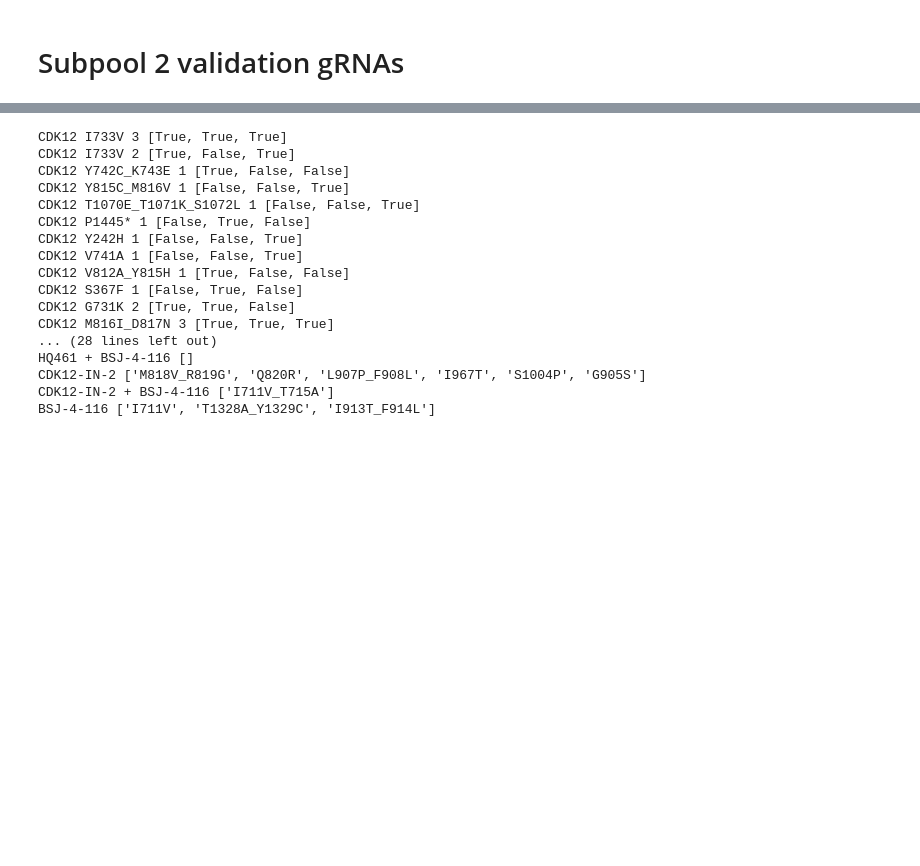
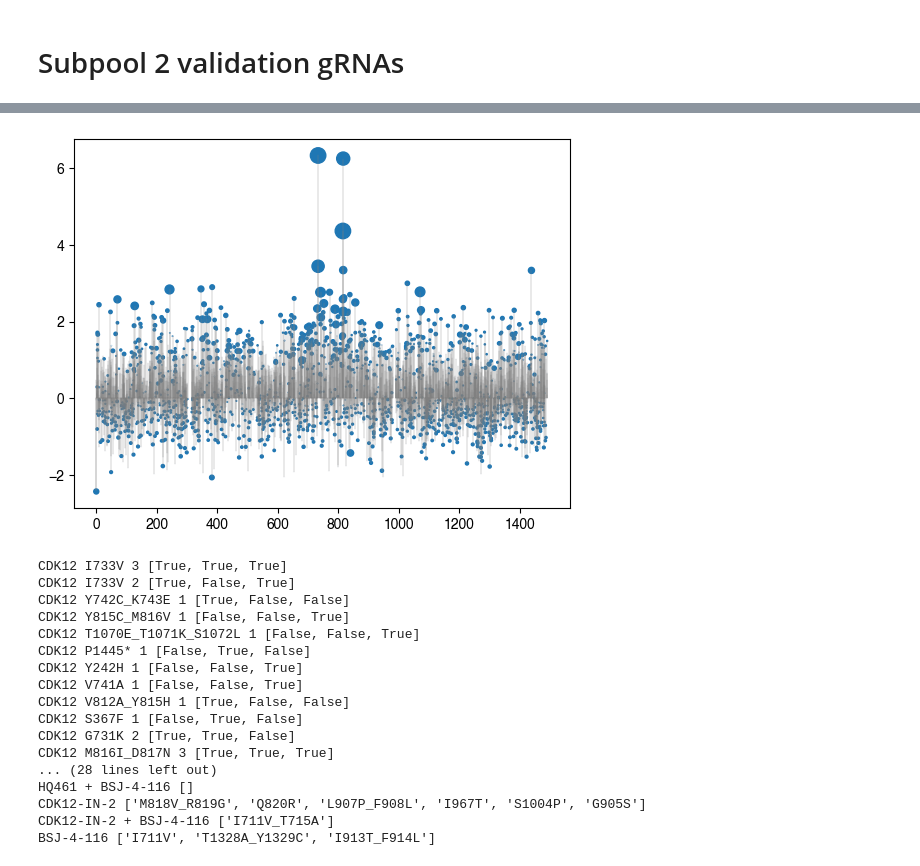
Before and after one commit to samgould2/CDK-BE-mutagenesis, a Jupyter notebook: notebooks/09_analysis_and_viz/logo_plots.ipynb, the cells around one changed output, grey strips where cells are left out. Saved outputs shown, nothing was run; the diff lists cells and outputs as text; code cells hidden in the pictures; blank space fills up the shorter version.

```diff
--- a/notebooks/09_analysis_and_viz/logo_plots.ipynb
+++ b/notebooks/09_analysis_and_viz/logo_plots.ipynb
@@ -761,3 +771,11 @@ data = pd.concat((data_ABE, data_CBE))
+# %%
+plt.scatter(c12['Codon'], c12['LFC_median_BSJ-4-116'], s=20*(-np.log10(c12['FDR_BSJ-4-116'])))
+plt.plot([c12['Codon'],c12['Codon']], [[0]*len(c12), c12['LFC_median_BSJ-4-116']],linewidth=.25, color='grey');
+
+#plt.savefig('')
+#plt.savefig('../../figures/test_noraster.pdf')#, dpi=300)
+# %% [output]
+[figure, added]
 # %%
 
 def cc(subset):
```
Also changed, not shown: parts of 9 cells of this notebook, 12 other files.
